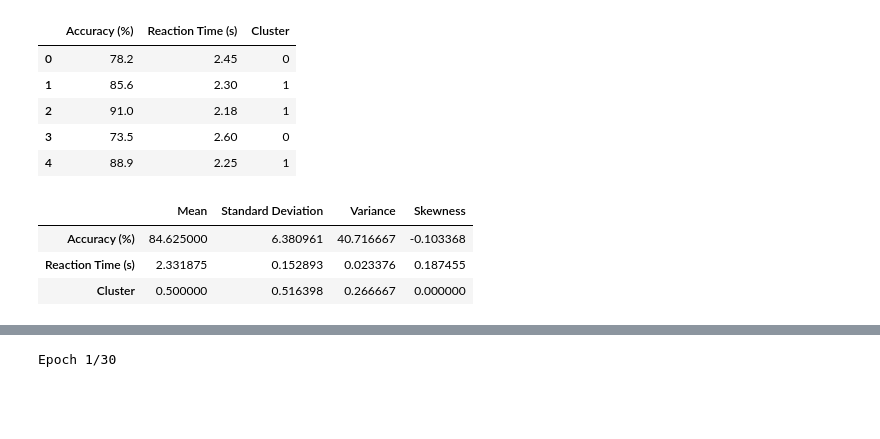
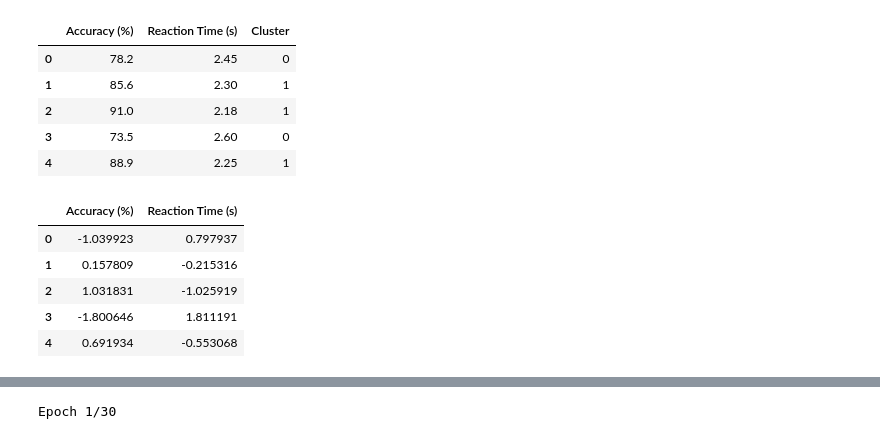
Before and after one commit to Raiyankhan640/Khan_Raiyan_Ibne_Reza_2221236042_CSE445, a Jupyter notebook: Folder 2/mini_project_2.ipynb, the cells around one changed output, grey strips where cells are left out. Saved outputs shown, nothing was run; the diff lists cells and outputs as text; code cells hidden in the pictures; blank space fills up the shorter version.

```diff
--- a/Folder 2/mini_project_2.ipynb
+++ b/Folder 2/mini_project_2.ipynb
@@ -15,4 +15,15 @@ import matplotlib.pyplot as plt
 import seaborn as sns
 from scipy.stats import skew, kurtosis, randint
 from sklearn.model_selection import RandomizedSearchCV
+# %%
+#creating dataframe
+df = pd.read_csv('dataframe.csv')
+df.head()
+# %% [output]
+|  | Accuracy (%) | Reaction Time (s) | Cluster |
+| 0 | 78.2 | 2.45 | 0 |
+| 1 | 85.6 | 2.30 | 1 |
+| 2 | 91.0 | 2.18 | 1 |
+| 3 | 73.5 | 2.60 | 0 |
+| 4 | 88.9 | 2.25 | 1 |
 # %%
@@ -31,24 +36,13 @@ X_train, X_test, y_train, y_test = train_test_split(
-# %%
-df.head()
-# %% [output]
-|  | Accuracy (%) | Reaction Time (s) | Cluster |
-| 0 | 78.2 | 2.45 | 0 |
-| 1 | 85.6 | 2.30 | 1 |
-| 2 | 91.0 | 2.18 | 1 |
-| 3 | 73.5 | 2.60 | 0 |
-| 4 | 88.9 | 2.25 | 1 |
-# %%
-#Showing Statistical Features
-stats_features = pd.DataFrame({
-    "Mean": df.mean(),
-    "Standard Deviation": df.std(),
-    "Variance": df.var(),
-    "Skewness": df.apply(skew)
-})
-
-display(stats_features)
-# %% [output]
-|  | Mean | Standard Deviation | Variance | Skewness |
-| Accuracy (%) | 84.625000 | 6.380961 | 40.716667 | -0.103368 |
-| Reaction Time (s) | 2.331875 | 0.152893 | 0.023376 | 0.187455 |
-| Cluster | 0.500000 | 0.516398 | 0.266667 | 0.000000 |
+# %%
+#separating training and test data
+X_scaled_df = pd.DataFrame(X_scaled, columns=X.columns)
+display(X_scaled_df.head())
+
+X_train, X_test, y_train, y_test = train_test_split(X_scaled, y, test_size=0.3, random_state=42)
+# %% [output]
+|  | Accuracy (%) | Reaction Time (s) |
+| 0 | -1.039923 | 0.797937 |
+| 1 | 0.157809 | -0.215316 |
+| 2 | 1.031831 | -1.025919 |
+| 3 | -1.800646 | 1.811191 |
+| 4 | 0.691934 | -0.553068 |
```
Also changed, not shown: parts of 3 cells of this notebook.
